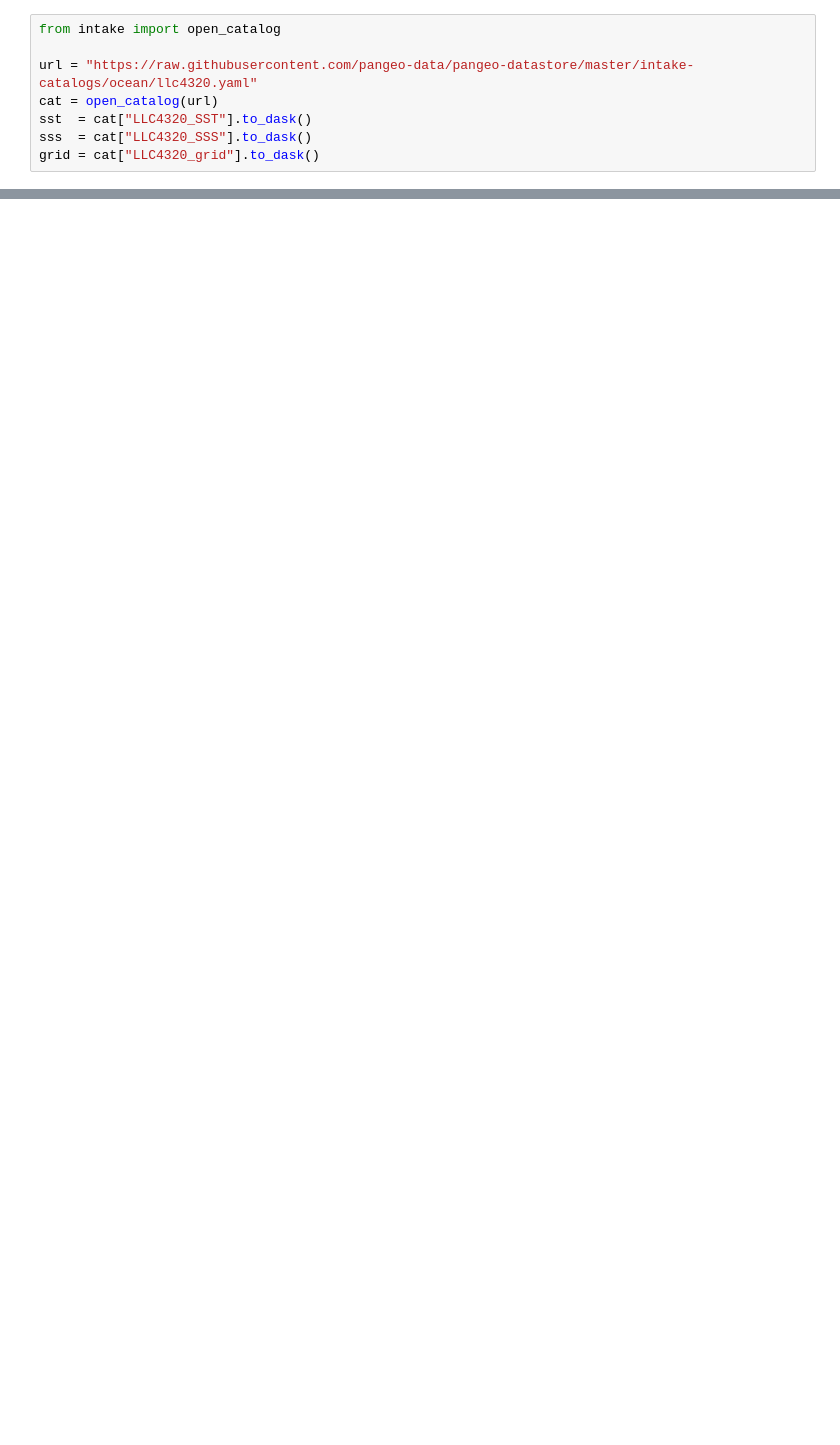
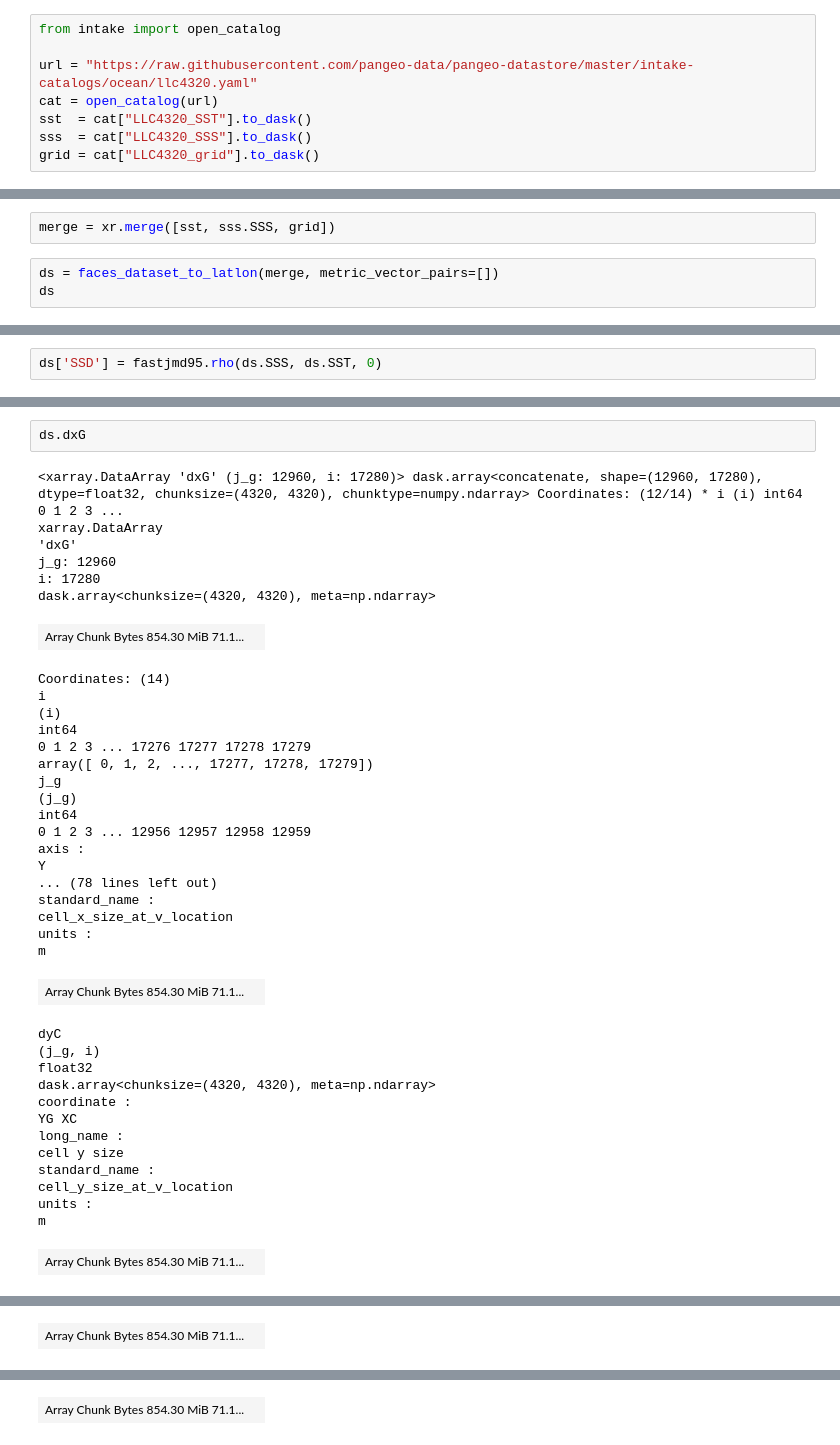
Before and after one commit to shanicetbailey/SST-gradients, a Jupyter notebook: LLC4320/1_calc_&_upload_tendencies.ipynb, the cells around one changed output, grey strips where cells are left out. Saved outputs shown, nothing was run; the diff lists cells and outputs as text; blank space fills up the shorter version.

```diff
--- a/LLC4320/1_calc_&_upload_tendencies.ipynb
+++ b/LLC4320/1_calc_&_upload_tendencies.ipynb
@@ -30,0 +49,5 @@ ds_ll = faces
+# %%
+merge = xr.merge([sst, sss.SSS, grid])
+# %%
+ds = faces_dataset_to_latlon(merge, metric_vector_pairs=[])
+ds
@@ -30,0 +75,2 @@ ds_ll = faces
+# %%
+ds['SSD'] = fastjmd95.rho(ds.SSS, ds.SST, 0)
@@ -30,0 +99,41 @@ ds_ll = faces
+# %%
+ds.dxG
+# %% [output]
+<xarray.DataArray 'dxG' (j_g: 12960, i: 17280)> dask.array<concatenate, shape=(12960, 17280), dtype=float32, chunksize=(4320, 4320), chunktype=numpy.ndarray> Coordinates: (12/14) * i (i) int64 0 1 2 3 ...
+xarray.DataArray
+'dxG'
+j_g: 12960
+i: 17280
+dask.array<chunksize=(4320, 4320), meta=np.ndarray>
+| Array Chunk Bytes 854.30 MiB 71.1... |  |
+Coordinates: (14)
+i
+(i)
+int64
+0 1 2 3 ... 17276 17277 17278 17279
+array([ 0, 1, 2, ..., 17277, 17278, 17279])
+j_g
+(j_g)
+int64
+0 1 2 3 ... 12956 12957 12958 12959
+axis :
+Y
+... (78 lines left out)
+standard_name :
+cell_x_size_at_v_location
+units :
+m
+| Array Chunk Bytes 854.30 MiB 71.1... |  |
+dyC
+(j_g, i)
+float32
+dask.array<chunksize=(4320, 4320), meta=np.ndarray>
+coordinate :
+YG XC
+long_name :
+cell y size
+standard_name :
+cell_y_size_at_v_location
+units :
+m
+| Array Chunk Bytes 854.30 MiB 71.1... |  |
@@ -30,0 +148 @@ ds_ll = faces
+| Array Chunk Bytes 854.30 MiB 71.1... |  |
@@ -30,0 +166 @@ ds_ll = faces
+| Array Chunk Bytes 854.30 MiB 71.1... |  |
```
Also changed, not shown: parts of 34 cells of this notebook.
